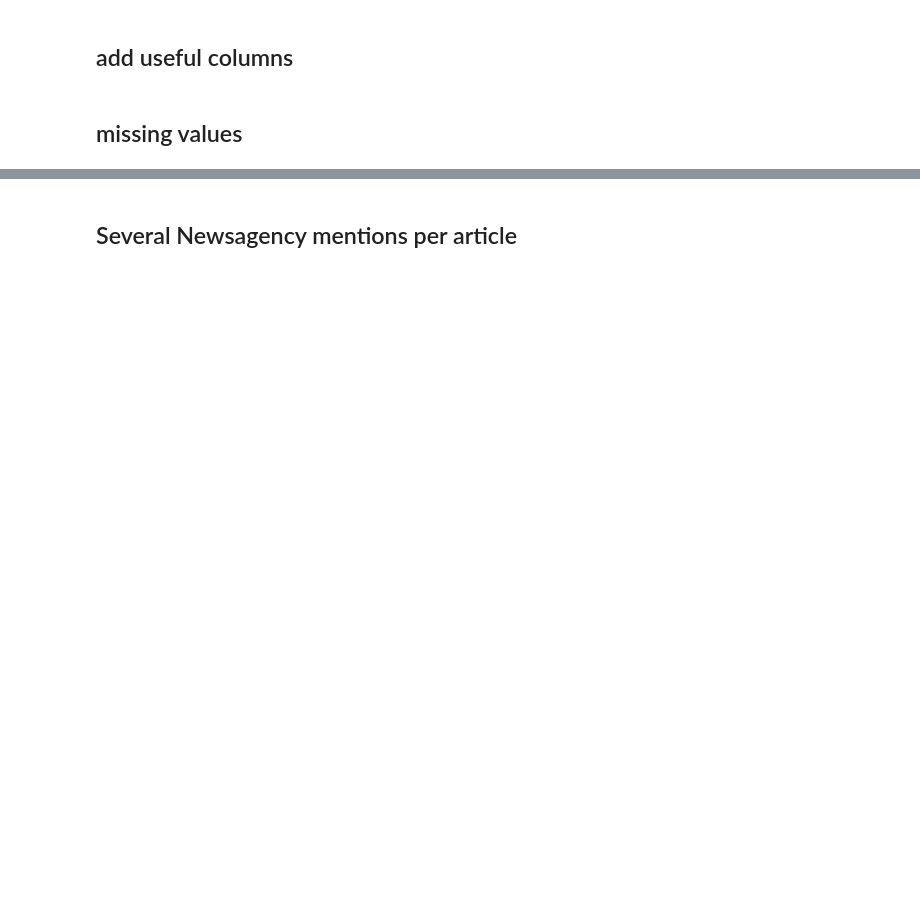
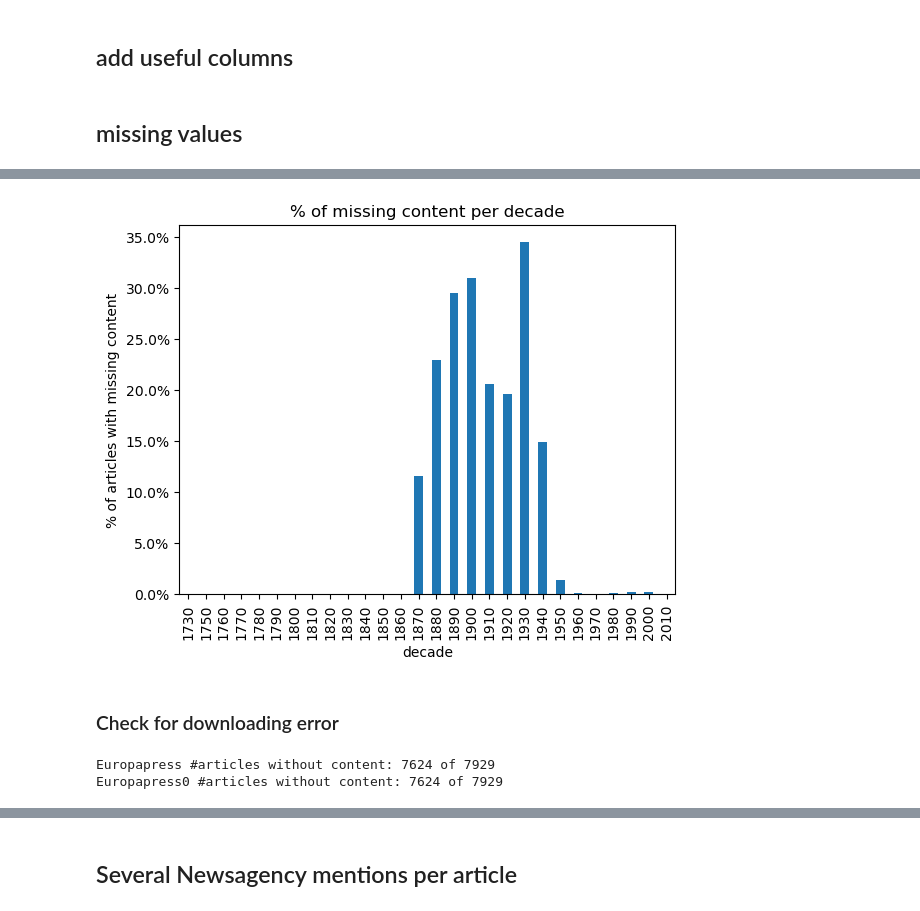
Before and after one commit to impresso/newsagency-classification, a Jupyter notebook: notebooks/data_exploration.ipynb, the cells around one changed output, grey strips where cells are left out. Cells and saved outputs as stored; diff of their text form; code cells hidden in the pictures; blank space fills up the shorter version.

```diff
--- a/notebooks/data_exploration.ipynb
+++ b/notebooks/data_exploration.ipynb
@@ -149,0 +259,17 @@ Newsagencies
+# %%
+_ = percentage_barplot(df_all, no_content, "decade")
+# %% [output]
+[figure, added]
+# %% [markdown]
+### Check for downloading error
+# %%
+#check if high number are due to error during download
+Europapress = pd.read_csv(COLLECTIONS_PATH+"Europapress.zip", compression="zip", sep=";", usecols=cols, dtype=dtypes)
+Europapress0 = pd.read_csv(COLLECTIONS_PATH+"Europapress-0.zip", compression="zip", sep=";", usecols=cols, dtype=dtypes)
+
+print(f"Europapress #articles without content: {Europapress['content'].isna().sum()} of {len(Europapress)}\n\
+Europapress0 #articles without content: {Europapress0['content'].isna().sum()} of {len(Europapress0)}")
+#> not a download error
+# %% [output]
+Europapress #articles without content: 7624 of 7929
+Europapress0 #articles without content: 7624 of 7929
```
Also changed, not shown: parts of 69 cells of this notebook.
